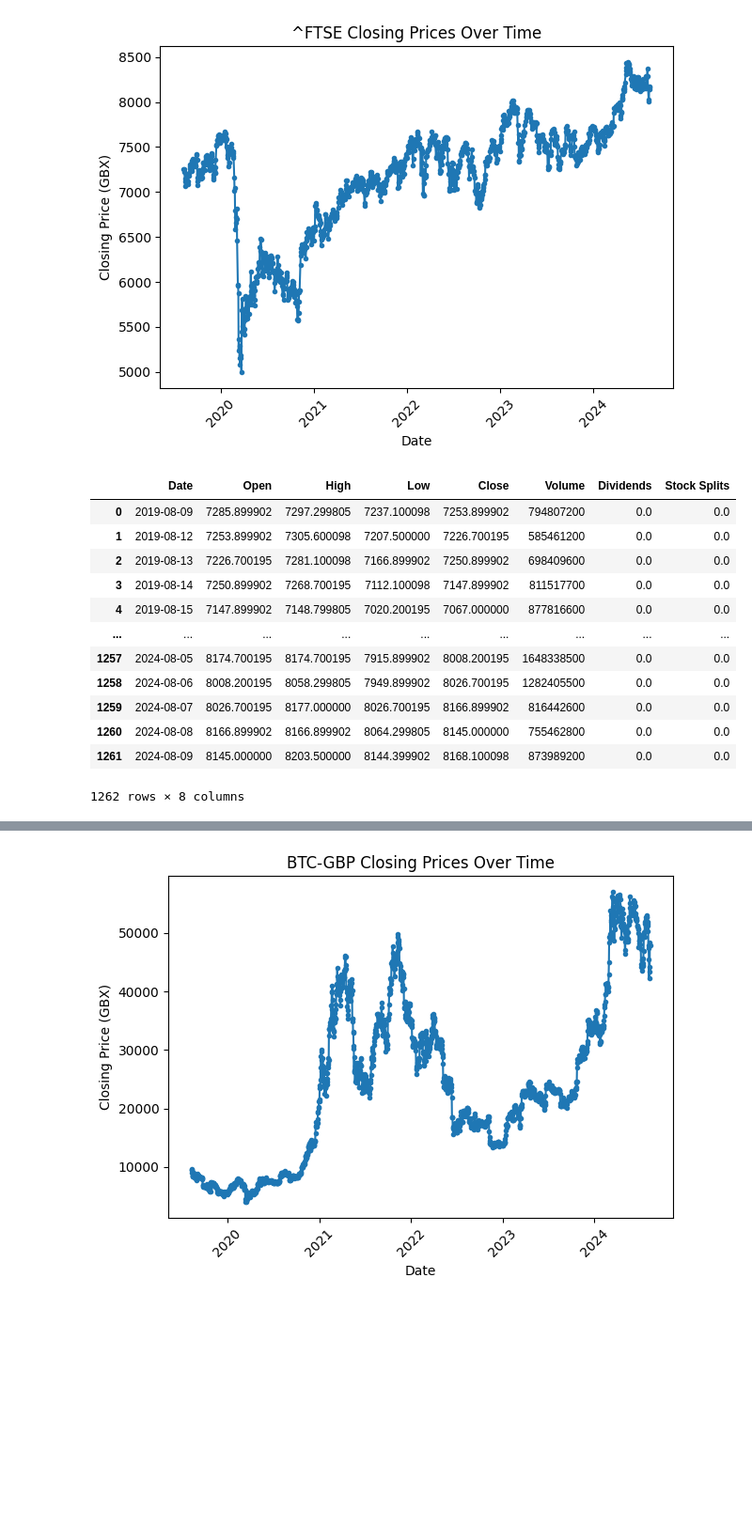
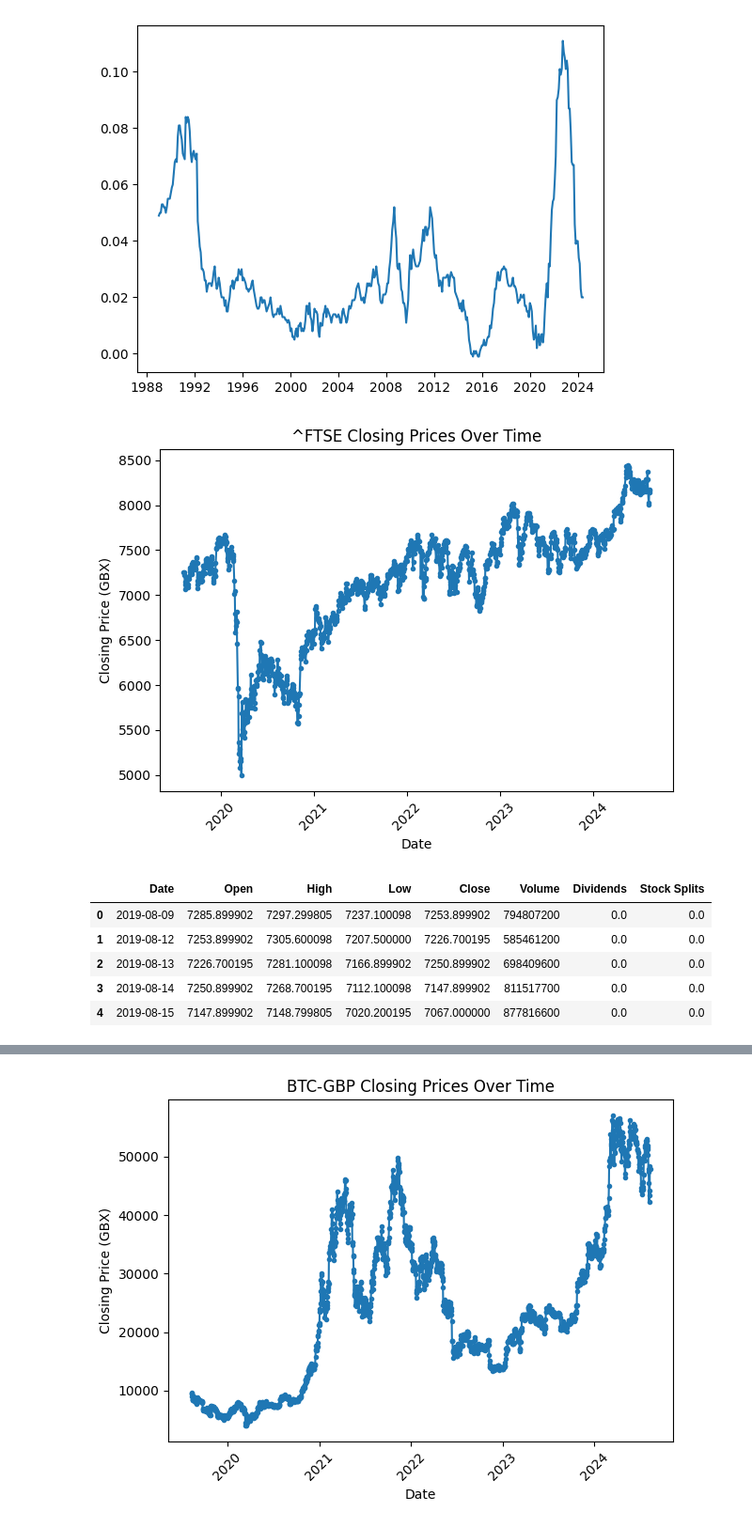
Before and after one commit to JoysGitHubPortfolio/SecuritiesModelling, a Jupyter notebook: Answers/Q1.ipynb, the cells around one changed output, grey strips where cells are left out. Shown at 94% size. Saved outputs shown, nothing was run; the diff lists cells and outputs as text; code cells hidden in the pictures; blank space fills up the shorter version.

Commit message:
Reorganised Folders
Calculated FTSE corrected for inflation

```diff
--- a/Answers/Q1.ipynb
+++ b/Answers/Q1.ipynb
@@ -18,19 +20,17 @@ plt.show()
+# %%
+plt.plot(inflation['Date'], inflation['Inflation'])
+plt.show()
+# %% [output]
+[figure, added]
 # %%
 # Reference: https://pypi.org/project/yfinance/
 ftse = Get5YSecurityPlot(security='^FTSE')
-ftse
+ftse.head(5)
 # %% [output]
 [figure]
 |  | Date | Open | High | Low | Close | Volume | Dividends | Stock Splits |
 | 0 | 2019-08-09 | 7285.899902 | 7297.299805 | 7237.100098 | 7253.899902 | 794807200 | 0.0 | 0.0 |
 | 1 | 2019-08-12 | 7253.899902 | 7305.600098 | 7207.500000 | 7226.700195 | 585461200 | 0.0 | 0.0 |
 | 2 | 2019-08-13 | 7226.700195 | 7281.100098 | 7166.899902 | 7250.899902 | 698409600 | 0.0 | 0.0 |
 | 3 | 2019-08-14 | 7250.899902 | 7268.700195 | 7112.100098 | 7147.899902 | 811517700 | 0.0 | 0.0 |
 | 4 | 2019-08-15 | 7147.899902 | 7148.799805 | 7020.200195 | 7067.000000 | 877816600 | 0.0 | 0.0 |
-| ... | ... | ... | ... | ... | ... | ... | ... | ... |
-| 1257 | 2024-08-05 | 8174.700195 | 8174.700195 | 7915.899902 | 8008.200195 | 1648338500 | 0.0 | 0.0 |
-| 1258 | 2024-08-06 | 8008.200195 | 8058.299805 | 7949.899902 | 8026.700195 | 1282405500 | 0.0 | 0.0 |
-| 1259 | 2024-08-07 | 8026.700195 | 8177.000000 | 8026.700195 | 8166.899902 | 816442600 | 0.0 | 0.0 |
-| 1260 | 2024-08-08 | 8166.899902 | 8166.899902 | 8064.299805 | 8145.000000 | 755462800 | 0.0 | 0.0 |
-| 1261 | 2024-08-09 | 8145.000000 | 8203.500000 | 8144.399902 | 8168.100098 | 873989200 | 0.0 | 0.0 |
-1262 rows × 8 columns
```
Also changed, not shown: parts of 3 cells of this notebook, 2 other files.
